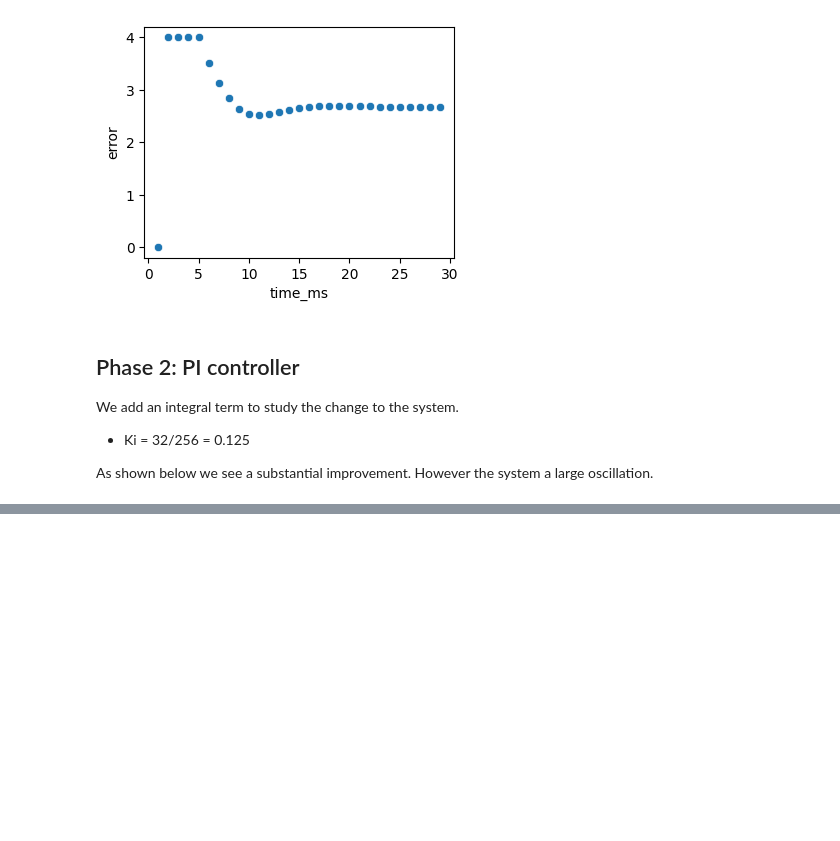
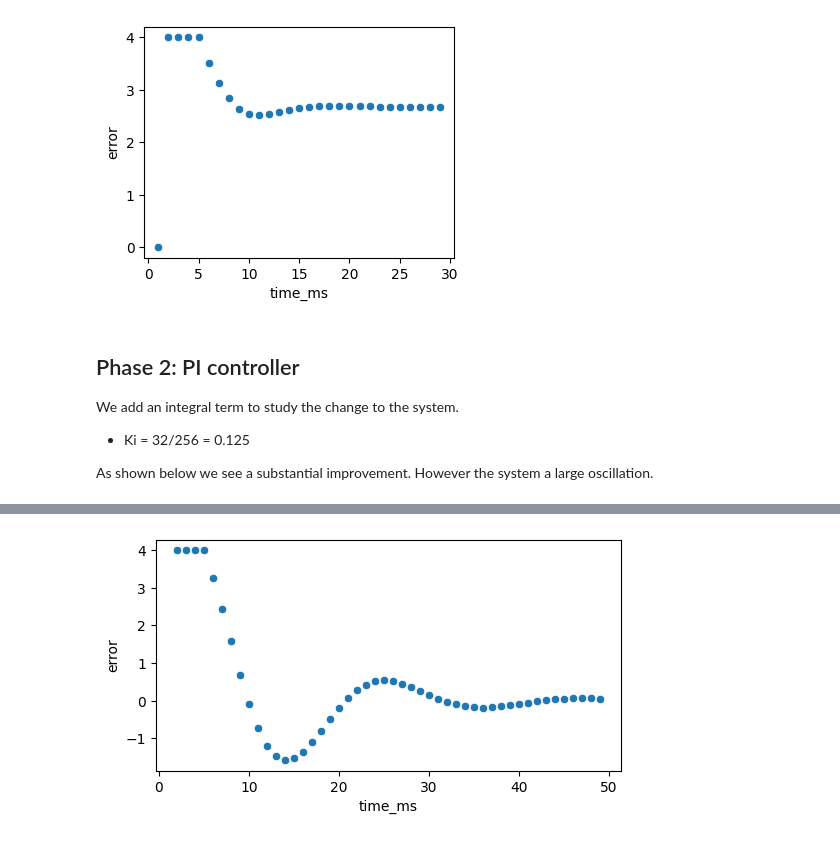
Before and after one commit to czarv30/PID_controller_temperature, a Jupyter notebook: README.ipynb, the cells around one changed output, grey strips where cells are left out. Cells and saved outputs as stored; diff of their text form; code cells hidden in the pictures; blank space fills up the shorter version.

```diff
--- a/README.ipynb
+++ b/README.ipynb
@@ -76,0 +81,13 @@ _ = sns.scatterplot(dfp.filter( pl.col('time_ms')<40 ),x='time_ms',y='error',ax=
+# %%
+import importlib, polars as pl, dataplotter
+importlib.reload(dataplotter) # dataplotter is a separate script I wrote to make the plots.
+import seaborn as sns
+import matplotlib.pyplot as plt
+# Preprocess the data
+df = pl.read_csv(r'C:\prog\repos\PID_temperature_controller\data\sim_data_current_PI.csv')
+dfp = df.with_columns(((pl.col('Time')*1e-9)*1e3).alias('time_ms')).filter( pl.col('time_ms')>2)
+
+fig, ax = plt.subplots(figsize=(6, 3))
+_ = sns.scatterplot(dfp.filter( pl.col('time_ms')<50 ),x='time_ms',y='error',ax=ax)
+# %% [output]
+[figure, added]
```
Also changed, not shown: parts of 4 cells of this notebook, 6 other files.
